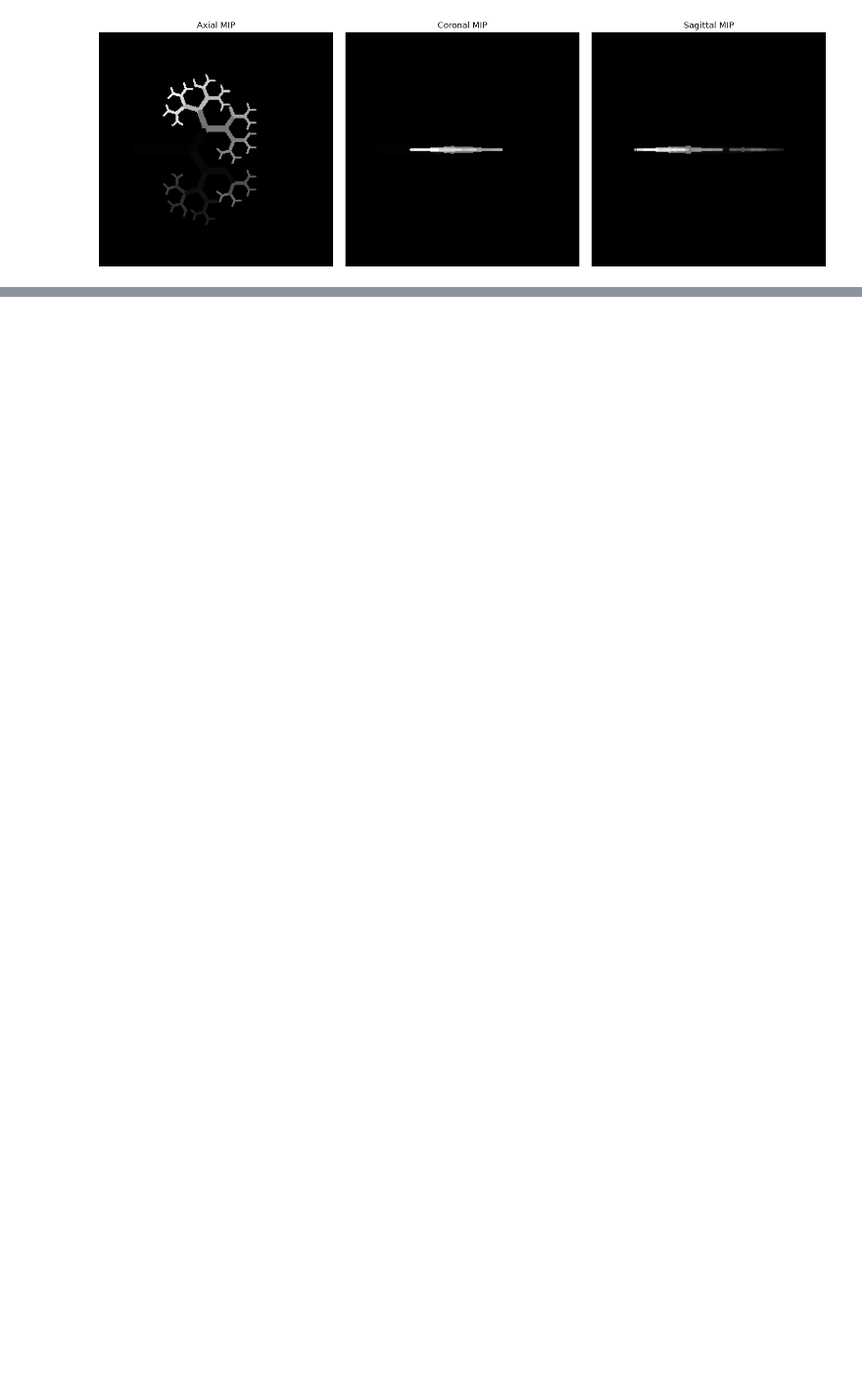
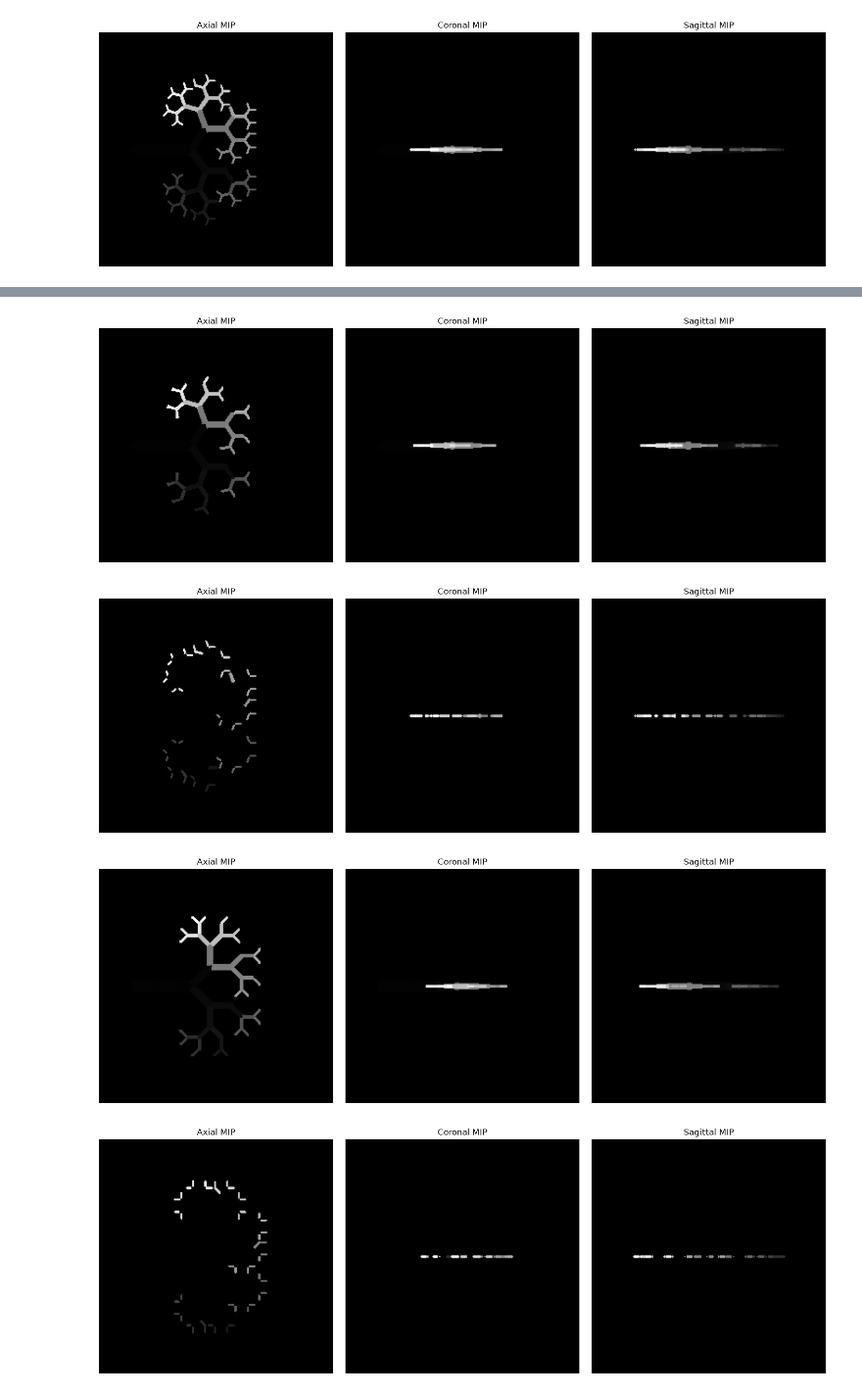
Before and after one commit to JakeKitzmann/PCCTAirwaySegmentationPrototyping, a Jupyter notebook: Prototyping/SyntheticTesting.ipynb, the cells around one changed output, grey strips where cells are left out. Shown at 98% size. Cells and saved outputs as stored; diff of their text form; code cells hidden in the pictures; blank space fills up the shorter version.

```diff
--- a/Prototyping/SyntheticTesting.ipynb
+++ b/Prototyping/SyntheticTesting.ipynb
@@ -791,0 +816,8 @@ show_mip(moving_image)
+# %%
+projectAirwayAligned = ProjectAirwayType.New()
+projectAirwayAligned.SetSegmentationImage(aligned)
+projectAirwayAligned.SetBranchSkeletonLabelsImage(skeletonLabelingAligned.GetBranchLabelsImage())
+projectAirwayAligned.SetGenerationSkeletonLabelsImage(skeletonLabelingAligned.GetGenerationLabelsImage())
+projectAirwayAligned.SetNumberOfNeighbors(5)
+projectAirwayAligned.Update()
+show_mip(projectAirwayAligned.GetBranchLabelsImage(), cmap="nipy_spectral")
@@ -791,0 +826,32 @@ show_mip(moving_image)
+# %%
+def terminal_nonterminal(image, labeling_class, is_terminal):
+    array = itk.array_from_image(image).copy()
+
+    for index in np.ndindex(array.shape):
+        value = array[index]
+
+        if value == 0:
+            continue
+
+        if labeling_class.IsBranchTerminal(int(value)) != is_terminal:
+            array[index] = 0
+
+    output = itk.image_from_array(array)
+    output.CopyInformation(image)
+
+    return output
+# %%
+nonterminal_aligned = terminal_nonterminal(projectAirwayAligned.GetBranchLabelsImage(), skeletonLabelingAligned, False)
+show_mip(nonterminal_aligned)
+terminal_aligned = terminal_nonterminal(projectAirwayAligned.GetBranchLabelsImage(), skeletonLabelingAligned, True)
+show_mip(terminal_aligned)
+
+nonterminal_fixed = terminal_nonterminal(projectAirwayGroundTruth.GetBranchLabelsImage(), skeletonLabelingGroundTruth, False)
+show_mip(nonterminal_fixed)
+terminal_fixed = terminal_nonterminal(projectAirwayGroundTruth.GetBranchLabelsImage(), skeletonLabelingGroundTruth, True)
+show_mip(terminal_fixed)
+# %% [output]
+[figure, added]
+[figure, added]
+[figure, added]
+[figure, added]
```
Also changed, not shown: parts of 8 cells of this notebook, 1 other file.
